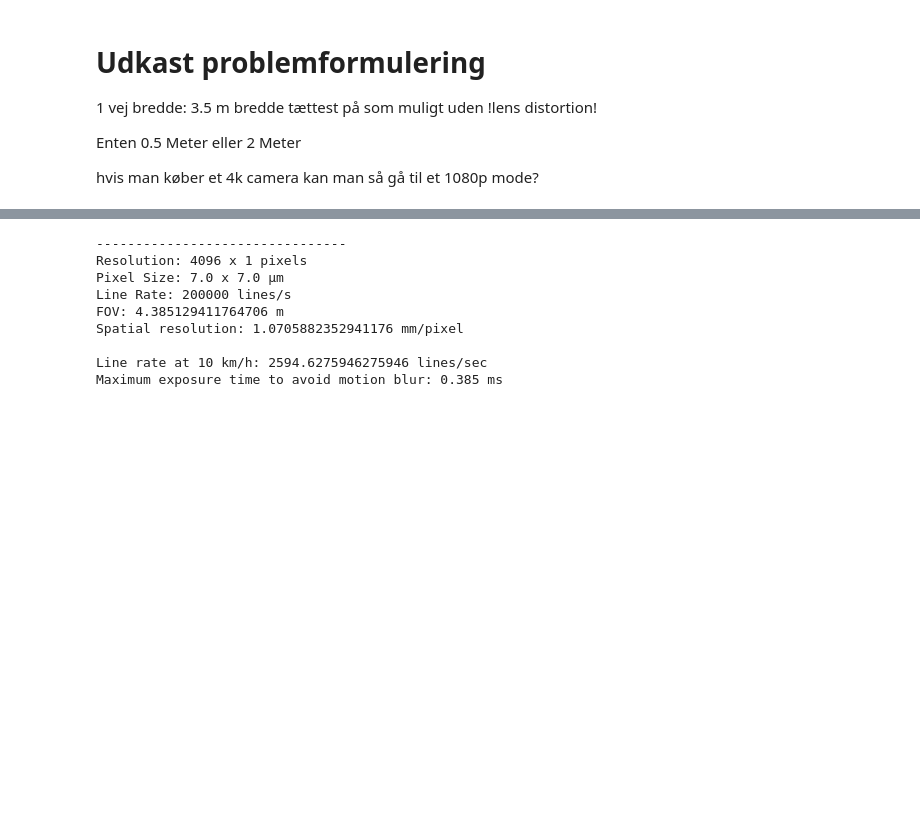
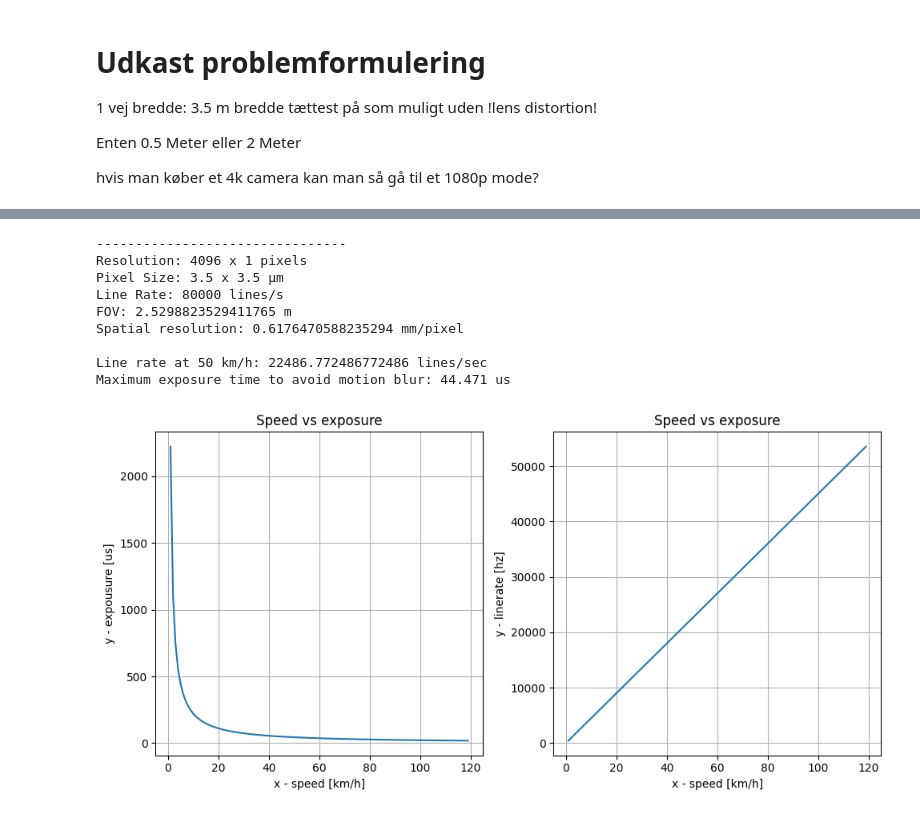
Before and after one commit to Rasmus-Ulstrup/Road-Anomaly-Detector, a Jupyter notebook: notebooks/CameraSpecs.ipynb, the cells around one changed output, grey strips where cells are left out. Cells and saved outputs as stored; diff of their text form; code cells hidden in the pictures; blank space fills up the shorter version.

```diff
--- a/notebooks/CameraSpecs.ipynb
+++ b/notebooks/CameraSpecs.ipynb
@@ -93,6 +93,9 @@ hvis man køber et 4k camera kan man så gå til et 1080p mode?
 # Line scan camera model
 ![principle_aquisition_line_scan_camera.png](embedded-picture-1)
 # %%
+import matplotlib.pyplot as plt
+import numpy as np
+
 class lineScanCam:
     def __init__(self, focal, WD, CamSpecs):
         # Assign
@@ -149,8 +152,7 @@ class lineScanCam:
 
         # Maximum exposure time to avoid motion blur (in seconds)
         max_exposure_time = spatial_resolution_m / speed_ms
-        return max_exposure_time * 1000  # Return in milliseconds
-
+        return max_exposure_time * 1e6  # Return in milliseconds
 
     def __str__(self):
         return (f"Resolution: {self.resolution_h} x {self.resolution_v} pixels\n"
@@ -159,32 +161,58 @@ class lineScanCam:
                 f"FOV: {self.getFOV()} m\n"
                 f"Spatial resolution: {self.getSpartial()} mm/pixel\n")
 # %%
-WD = 1.3
-speed_kmh = 10 #km/h
+WD = 1.5
+speed_kmh = 50 #km/h
 
 print("--------------------------------")
 # raL4096-48gm
 CamSpecs2 = {
     "Resolution": (4096, 1),  # 4096 pixels in horizontal direction, 1 pixel in vertical direction
-    "Pixel Size": (7.0, 7.0),  # µm
-    "Line Rate": 200000  # lines/s
+    "Pixel Size": (3.5, 3.5),  # µm
+    "Line Rate": 80000  # lines/s
 }
 
 camera2 = lineScanCam(focal=8.5, WD=WD, CamSpecs=CamSpecs2)
 print(camera2)
 
 line_rate = camera2.calculateLineRate(speed_kmh)
 max_exposure_time = camera2.calculateMaxExposureTime(speed_kmh)
 
 print(f"Line rate at {speed_kmh} km/h: {line_rate} lines/sec")
-print(f"Maximum exposure time to avoid motion blur: {max_exposure_time:.3f} ms")
+print(f"Maximum exposure time to avoid motion blur: {max_exposure_time:.3f} us")
+
+speed_array = np.arange(1,120,1)
+speed_array = np.arange(1,120,1)
+speed_array = np.arange(1,120,1)
+max_exposure_array = []
+line_rate_array = []
+for i in speed_array:
+    max_exposure_array.append(camera2.calculateMaxExposureTime(i))
+    line_rate_array.append(camera2.calculateLineRate(i))
+
+fig, (ax1, ax2) = plt.subplots(1, 2, figsize=(10, 5))
+ax1.plot(speed_array, max_exposure_array)
+ax1.set_xlabel('x - speed [km/h]')
+ax1.set_ylabel('y - expousure [us]')
+ax1.set_title('Speed vs exposure')
+ax1.grid()
+
+ax2.plot(speed_array, line_rate_array)
+ax2.set_xlabel('x - speed [km/h]')
+ax2.set_ylabel('y - linerate [hz]')
+ax2.set_title('Speed vs exposure')
+ax2.grid()
+
+plt.tight_layout()
+plt.show()
 # %% [output]
 --------------------------------
 Resolution: 4096 x 1 pixels
-Pixel Size: 7.0 x 7.0 µm
-Line Rate: 200000 lines/s
-FOV: 4.385129411764706 m
-Spatial resolution: 1.0705882352941176 mm/pixel
+Pixel Size: 3.5 x 3.5 µm
+Line Rate: 80000 lines/s
+FOV: 2.5298823529411765 m
+Spatial resolution: 0.6176470588235294 mm/pixel
 
-Line rate at 10 km/h: 2594.6275946275946 lines/sec
-Maximum exposure time to avoid motion blur: 0.385 ms
+Line rate at 50 km/h: 22486.772486772486 lines/sec
+Maximum exposure time to avoid motion blur: 44.471 us
+[figure, added]
```
Also changed, not shown: parts of 2 cells of this notebook, 26 other files.
